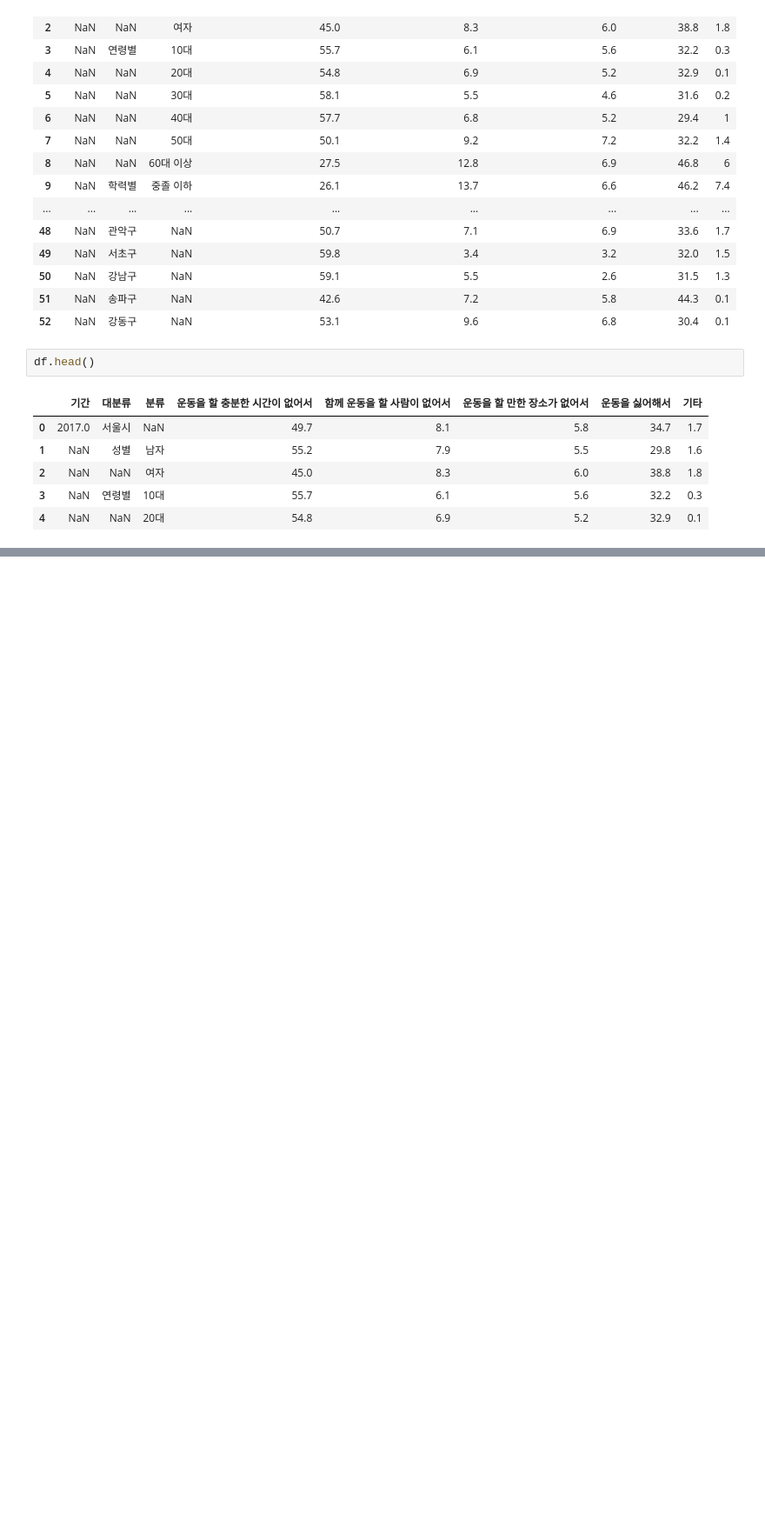
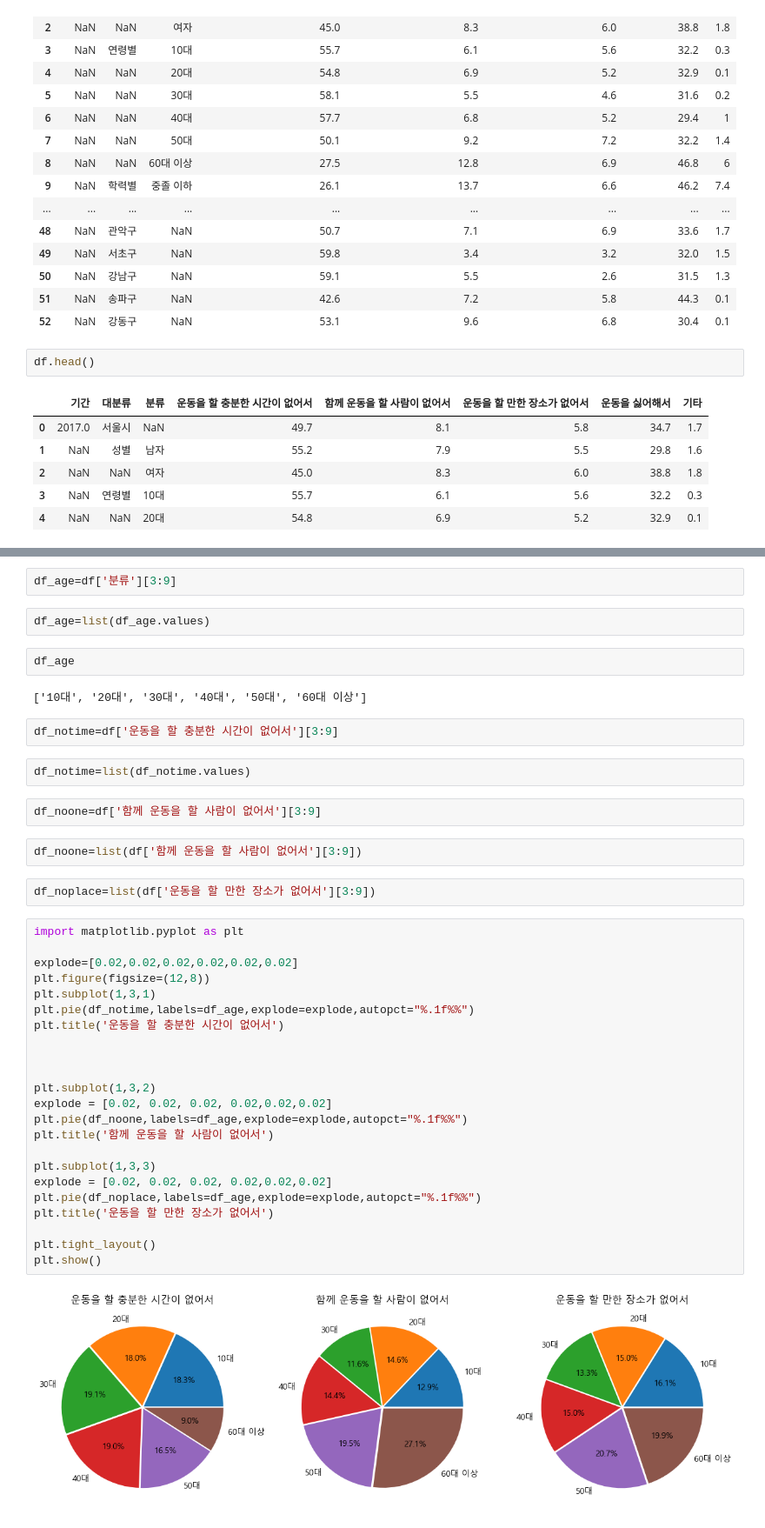
Before and after one commit to EverJoyyyL20/sesac_data_analysis_workspace, a Jupyter notebook: practice_notexcel.ipynb, the cells around one changed output, grey strips where cells are left out. Shown at 87% size. Drawn from its saved outputs; the diff is of its cells as text; blank space fills up the shorter version.

```diff
--- a/practice_notexcel.ipynb
+++ b/practice_notexcel.ipynb
@@ -53,0 +142,43 @@ woman_col=list(df[2:3].columns)
+# %%
+df_age=df['분류'][3:9]
+# %%
+df_age=list(df_age.values)
+# %%
+df_age
+# %% [output]
+['10대', '20대', '30대', '40대', '50대', '60대 이상']
+# %%
+df_notime=df['운동을 할 충분한 시간이 없어서'][3:9]
+# %%
+df_notime=list(df_notime.values)
+# %%
+df_noone=df['함께 운동을 할 사람이 없어서'][3:9]
+# %%
+df_noone=list(df['함께 운동을 할 사람이 없어서'][3:9])
+# %%
+df_noplace=list(df['운동을 할 만한 장소가 없어서'][3:9])
+# %%
+import matplotlib.pyplot as plt
+
+explode=[0.02,0.02,0.02,0.02,0.02,0.02]
+plt.figure(figsize=(12,8))
+plt.subplot(1,3,1)
+plt.pie(df_notime,labels=df_age,explode=explode,autopct="%.1f%%")
+plt.title('운동을 할 충분한 시간이 없어서')
+
+
+
+plt.subplot(1,3,2)
+explode = [0.02, 0.02, 0.02, 0.02,0.02,0.02]
+plt.pie(df_noone,labels=df_age,explode=explode,autopct="%.1f%%")
+plt.title('함께 운동을 할 사람이 없어서')
+
+plt.subplot(1,3,3)
+explode = [0.02, 0.02, 0.02, 0.02,0.02,0.02]
+plt.pie(df_noplace,labels=df_age,explode=explode,autopct="%.1f%%")
+plt.title('운동을 할 만한 장소가 없어서')
+
+plt.tight_layout()
+plt.show()
+# %% [output]
+[figure, added]
```
Also changed, not shown: parts of 29 cells of this notebook.
